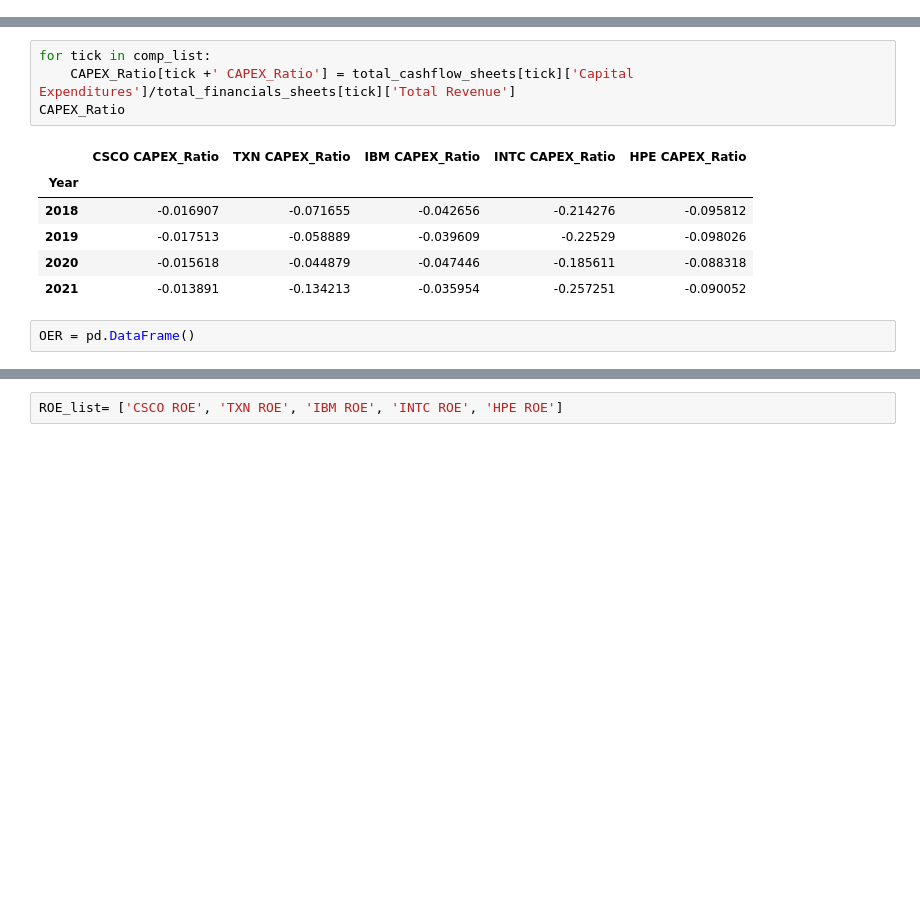
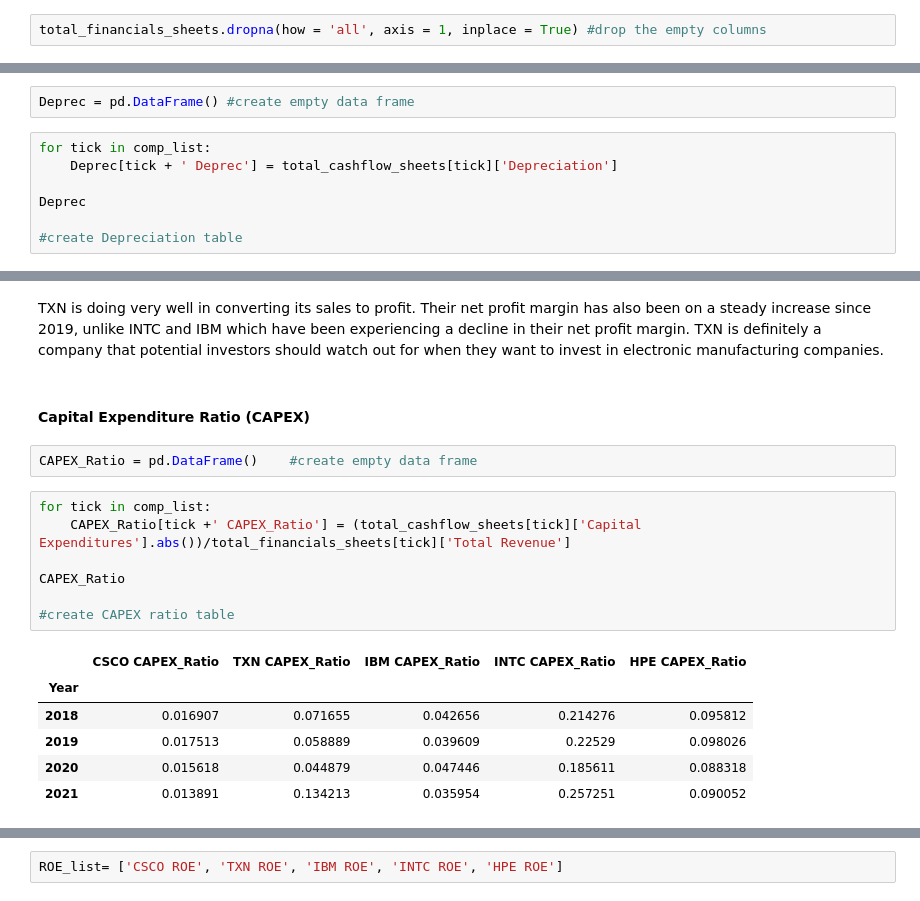
Before and after one commit to ocanthony4real/Financial-Analysis-of-Top-5-American-Electronic-Manufacturing-Companies, a Jupyter notebook: Python_Project_1.ipynb, the cells around one changed output, grey strips where cells are left out. Drawn from its saved outputs; the diff is of its cells as text; blank space fills up the shorter version.

```diff
--- a/Python_Project_1.ipynb
+++ b/Python_Project_1.ipynb
@@ -89,0 +132,2 @@ total_financials_sheets['CSCO']
+# %%
+total_financials_sheets.dropna(how = 'all', axis = 1, inplace = True) #drop the empty columns
@@ -128,0 +183,9 @@ Net_Profit_Margin = pd.DataFrame()
+# %%
+Deprec = pd.DataFrame() #create empty data frame
+# %%
+for tick in comp_list:
+    Deprec[tick + ' Deprec'] = total_cashflow_sheets[tick]['Depreciation']
+
+Deprec
+
+#create Depreciation table
@@ -153,13 +296,20 @@ CAPEX_Ratio = pd.DataFrame()
+# %% [markdown]
+TXN is doing very well in converting its sales to profit. Their net profit margin has also been on a steady increase since 2019, unlike INTC and IBM which have been experiencing a decline in their net profit margin. TXN is definitely a company that potential investors should watch out for when they want to invest in electronic manufacturing companies.
+# %% [markdown]
+#### Capital Expenditure Ratio (CAPEX)
+# %%
+CAPEX_Ratio = pd.DataFrame()    #create empty data frame
 # %%
 for tick in comp_list:
-    CAPEX_Ratio[tick +' CAPEX_Ratio'] = total_cashflow_sheets[tick]['Capital Expenditures']/total_financials_sheets[tick]['Total Revenue']
+    CAPEX_Ratio[tick +' CAPEX_Ratio'] = (total_cashflow_sheets[tick]['Capital Expenditures'].abs())/total_financials_sheets[tick]['Total Revenue']
+
 CAPEX_Ratio
+
+#create CAPEX ratio table
 # %% [output]
 |  | CSCO CAPEX_Ratio | TXN CAPEX_Ratio | IBM CAPEX_Ratio | INTC CAPEX_Ratio | HPE CAPEX_Ratio |
 | Year |  |  |  |  |  |
-| 2018 | -0.016907 | -0.071655 | -0.042656 | -0.214276 | -0.095812 |
-| 2019 | -0.017513 | -0.058889 | -0.039609 | -0.22529 | -0.098026 |
-| 2020 | -0.015618 | -0.044879 | -0.047446 | -0.185611 | -0.088318 |
-| 2021 | -0.013891 | -0.134213 | -0.035954 | -0.257251 | -0.090052 |
+| 2018 | 0.016907 | 0.071655 | 0.042656 | 0.214276 | 0.095812 |
+| 2019 | 0.017513 | 0.058889 | 0.039609 | 0.22529 | 0.098026 |
+| 2020 | 0.015618 | 0.044879 | 0.047446 | 0.185611 | 0.088318 |
+| 2021 | 0.013891 | 0.134213 | 0.035954 | 0.257251 | 0.090052 |
-# %%
-OER = pd.DataFrame()
```
Also changed, not shown: parts of 54 cells of this notebook.
